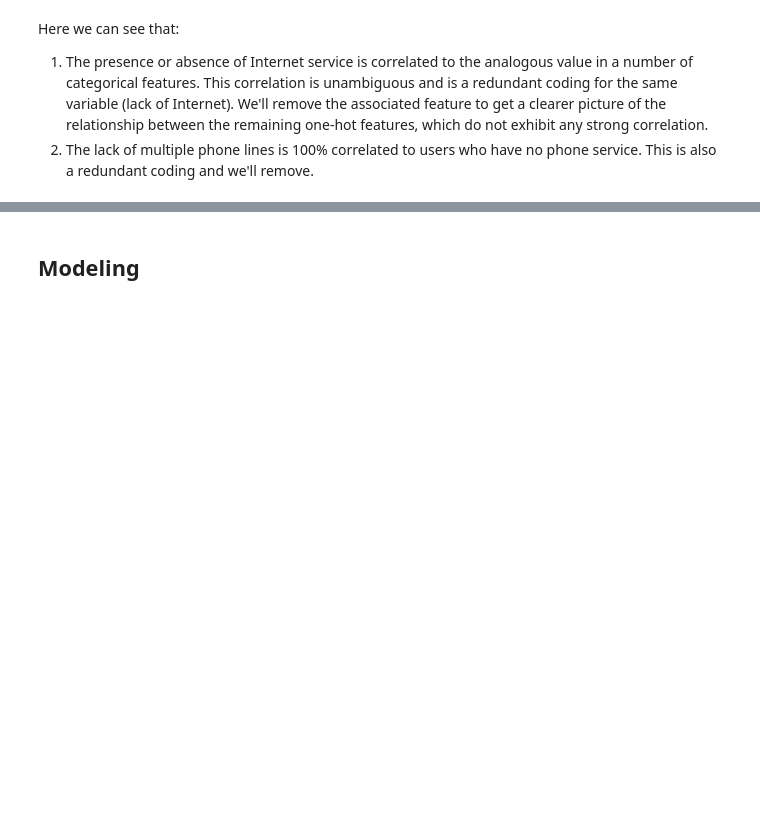
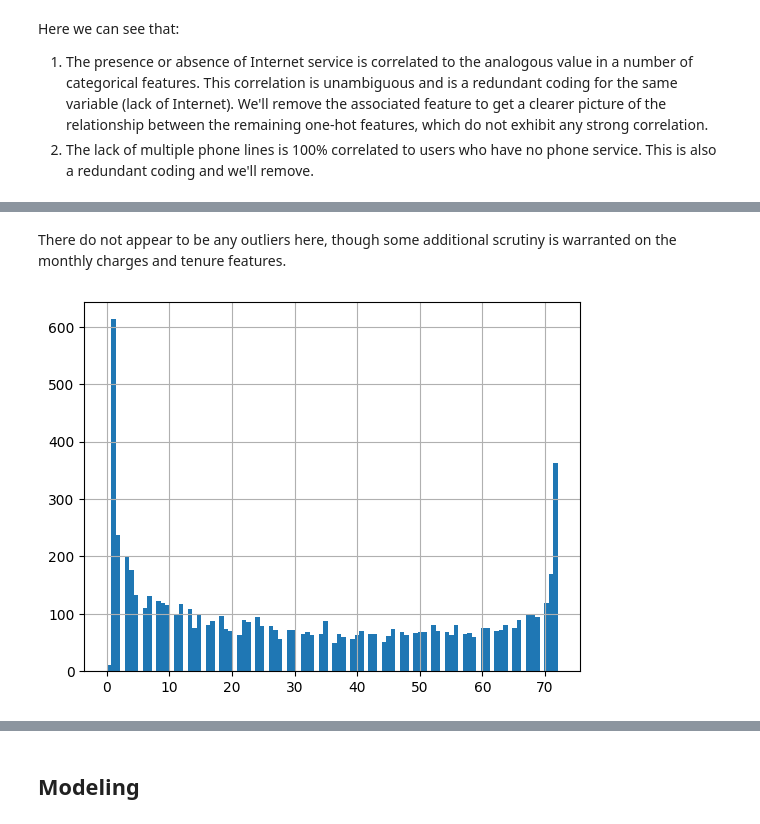
Before and after one commit to auto-d/linear-interp, a Jupyter notebook: linear-interp.ipynb, the cells around one changed output, grey strips where cells are left out. Drawn from its saved outputs; the diff is of its cells as text; code cells hidden in the pictures; blank space fills up the shorter version.

```diff
--- a/linear-interp.ipynb
+++ b/linear-interp.ipynb
@@ -176,10 +151,10 @@ Churn: ['No' 'Yes']
 # %%
-df.gender = label_binarize(df.gender, classes=df.gender.unique())
-df.Partner = label_binarize(df.Partner, classes=df.Partner.unique())
-df.Dependents = label_binarize(df.Dependents, classes=df.Dependents.unique())
-df.PhoneService = label_binarize(df.PhoneService, classes=df.PhoneService.unique())
-df.PaperlessBilling = label_binarize(df.PaperlessBilling, classes=df.PaperlessBilling.unique())
-df.Churn = label_binarize(df.Churn, classes=df.Churn.unique())
+dfm.gender = label_binarize(df.gender, classes=df.gender.unique())
+dfm.Partner = label_binarize(df.Partner, classes=df.Partner.unique())
+dfm.Dependents = label_binarize(df.Dependents, classes=df.Dependents.unique())
+dfm.PhoneService = label_binarize(df.PhoneService, classes=df.PhoneService.unique())
+dfm.PaperlessBilling = label_binarize(df.PaperlessBilling, classes=df.PaperlessBilling.unique())
+dfm.Churn = label_binarize(df.Churn, classes=df.Churn.unique())
 # %%
 def onehot_encode(df, column, drop_source=True):
     """
@@ -192,16 +167,16 @@ def onehot_encode(df, column, drop_source=True):
 
     return df.drop([column], axis=1) if drop_source else df
 # %%
-df = onehot_encode(df, 'MultipleLines')
-df = onehot_encode(df, 'InternetService')
-df = onehot_encode(df, 'OnlineSecurity')
-df = onehot_encode(df, 'OnlineBackup')
-df = onehot_encode(df, 'DeviceProtection')
-df = onehot_encode(df, 'TechSupport')
-df = onehot_encode(df, 'StreamingTV')
-df = onehot_encode(df, 'StreamingMovies')
-df = onehot_encode(df, 'Contract')
-df = onehot_encode(df, 'PaymentMethod')
+dfm = onehot_encode(dfm, 'MultipleLines')
+dfm = onehot_encode(dfm, 'InternetService')
+dfm = onehot_encode(dfm, 'OnlineSecurity')
+dfm = onehot_encode(dfm, 'OnlineBackup')
+dfm = onehot_encode(dfm, 'DeviceProtection')
+dfm = onehot_encode(dfm, 'TechSupport')
+dfm = onehot_encode(dfm, 'StreamingTV')
+dfm = onehot_encode(dfm, 'StreamingMovies')
+dfm = onehot_encode(dfm, 'Contract')
+dfm = onehot_encode(dfm, 'PaymentMethod')
 # %%
-df.TotalCharges = df.TotalCharges.apply(lambda x: 0 if x==' ' else x)
-df.TotalCharges = df.TotalCharges.astype(float)
+dfm.TotalCharges = df.TotalCharges.apply(lambda x: 0 if x==' ' else x)
+dfm.TotalCharges = dfm.TotalCharges.astype(float)
@@ -237,7 +228,7 @@ Here we can see that:
 1. The presence or absence of Internet service is correlated to the analogous value in a number of categorical features. This correlation is unambiguous and is a redundant coding for the same variable (lack of Internet). We'll remove the associated feature to get a clearer picture of the relationship between the remaining one-hot features, which do not exhibit any strong correlation.
 2. The lack of multiple phone lines is 100% correlated to users who have no phone service. This is also a redundant coding and we'll remove.
 # %%
-df.drop([
+dfm.drop([
     'MultipleLines_No phone service',
     'OnlineSecurity_No internet service',
     'OnlineBackup_No internet service',
@@ -252,0 +268,6 @@ Validating the
+# %% [markdown]
+There do not appear to be any outliers here, though some additional scrutiny is warranted on the monthly charges and tenure features.
+# %%
+_ = dfm.tenure.hist(bins=100)
+# %% [output]
+[figure, added]
```
Also changed, not shown: parts of 32 cells of this notebook.
